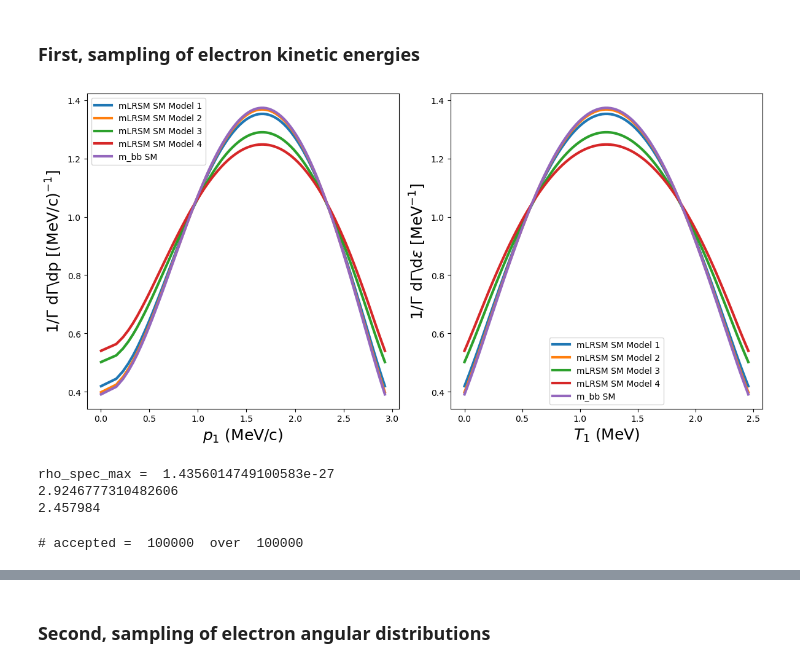
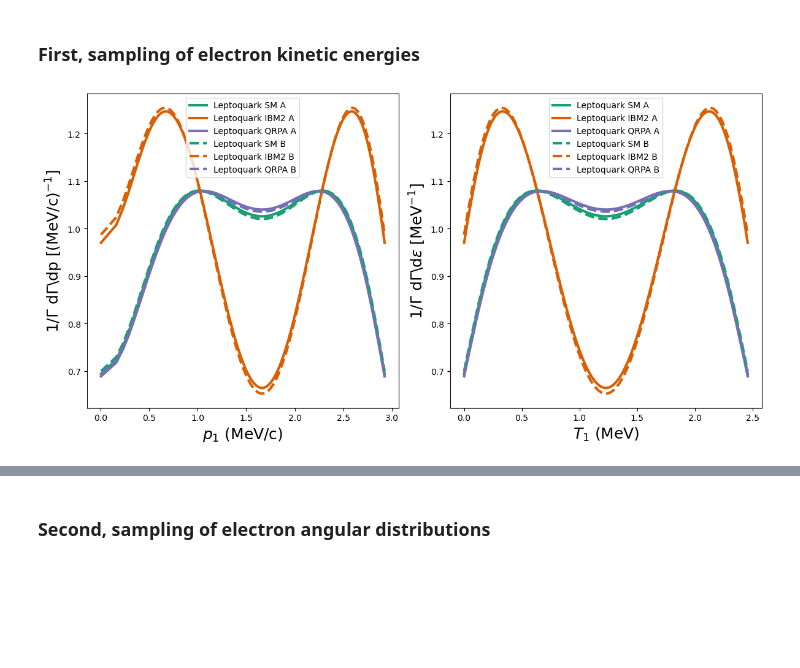
Before and after one commit to kvjmistry/NEXT_nudobe, a Jupyter notebook: workdir/Model_comparisons.ipynb, the cells around one changed output, grey strips where cells are left out. Cells and saved outputs as stored; diff of their text form; code cells hidden in the pictures; blank space fills up the shorter version.

```diff
--- a/workdir/Model_comparisons.ipynb
+++ b/workdir/Model_comparisons.ipynb
@@ -132,6 +134,25 @@ def GetWCsLEFT(m_min, v_R, v_L, m_heavy, theta_L, xi):
             "4R(9)"      : C_4R9,
             "1R(9)"      : C_1R9
       }
+
+def get_WCs_leptoquark(alpha_SL  = 0,
+            alpha_VL  = 0,
+            alpha_SR  = 0,
+            alpha_VR  = 0,
+            epsilon_S = 0,
+            epsilon_V = 0,
+            M_V       = 1*TeV,
+            M_S       = 1*TeV
+           ):
+    WC_LQ = {}
+
+    #see arXiv: hep-ph/9603213 for the definition of eps_I, alpha_I
+    WC_LQ["SL(6)"] =  1/(G_F*np.sqrt(2)) * epsilon_V/(M_V**2)
+    WC_LQ["SR(6)"] =  1/(G_F*np.sqrt(2)) * epsilon_S/(M_S**2)
+    WC_LQ["VL(6)"] = +1/(G_F*np.sqrt(2)) * np.sqrt(2) * (alpha_SL/(M_S**2) + alpha_VL/(M_V**2))
+    WC_LQ["VR(6)"] = -1/(G_F*np.sqrt(2)) * (alpha_SR/(M_S**2) + alpha_VR/(M_V**2))
+
+    return(WC_LQ)
 # %%
 #Parameters
 
@@ -250,40 +270,34 @@ t_vec = ebar_vec*Q
 p_vec = p_fun(t_vec)
 # %%
 fig = plt.figure(figsize=(12, 6))
+
+
+cols = [cmap(i) for i in range(3)]
+cols = cols+cols
+
+# cols =["darkgreen","darkblue","darkred","darkgreen","darkblue","darkred"]
 
 for m in range(len(Models)):
 
     rho_spec_vec = Models[m].spectrum(ebar_vec,isotope="136Xe")
 
-    name = "m_bb SM"
-    if (m<len(Model_Wcs)):
-        name = f"mLRSM SM Model {m+1}"
+    if (m <3):
+        linestyle="-"
+    else:
+        linestyle="--"
 
     plt.subplot(121)
-    plt.plot(p_vec, rho_spec_vec/sum(rho_spec_vec)*nbins, linewidth=3,label = name)
+    plt.plot(p_vec, rho_spec_vec/sum(rho_spec_vec)*nbins, linewidth=3,label = names[m],linestyle=linestyle,color=cols[m])
     plt.xlabel(r'$p_1$ (MeV/c)', fontsize=18)
     plt.ylabel("1/$\Gamma$ d$\Gamma$\dp [(MeV/c)$^{-1}$]", fontsize=18)
     plt.legend()
 
     plt.subplot(122)
-    plt.plot(t_vec, rho_spec_vec/sum(rho_spec_vec)*nbins, linewidth=3,label = name)
+    plt.plot(t_vec, rho_spec_vec/sum(rho_spec_vec)*nbins, linewidth=3,label = names[m],linestyle=linestyle,color=cols[m])
     plt.xlabel(r'$T_1$ (MeV)', fontsize=18)
     plt.ylabel("1/$\Gamma$ d$\Gamma$\d$\epsilon$ [MeV$^{-1}$]", fontsize=18)
     plt.legend()
 
     plt.tight_layout()
 # %% [output]
-[figure, old version]
+[figure, new version]
-# %%
-# Find maximum, for random generation along y axis for accept-reject method
-rho_spec_max = np.max(rho_spec_vec)
-print("rho_spec_max = ", rho_spec_max)
-
-p_max = p_fun(Q)
-print(p_max)
-t_max = Q
-print(t_max)
-# %% [output]
-rho_spec_max =  1.4356014749100583e-27
-2.9246777310482606
-2.457984
@@ -292,26 +303,0 @@ rho_spec_fun = interp1d(t_vec, rho_spec_vec, kind='linear', fill_value=(rho_spec
-# %%
-t1_vec = np.zeros(nevts)
-t2_vec = np.zeros(nevts)
-
-ievt = 0
-
-while ievt < nevts:
-
-    t1 = np.random.uniform(low = 0., high = t_max)
-    p1 = p_fun(t1)
-    t2 = Q - t1
-    p2 = p_fun(t2)
-
-    if (t1 < 0 or t2 < 0 or t1 > t_max or t2 > t_max):
-        print(t1,t2)
-
-    f = np.random.uniform(low=0., high=rho_spec_max)
-
-    if (f < rho_spec_fun(t1)):
-        t1_vec[ievt] = t1 # MeV units
-        t2_vec[ievt] = t2 # MeC units
-        ievt += 1
-
-print("# accepted = ", ievt, " over ", nevts)
-# %% [output]
-# accepted =  100000  over  100000
```
Also changed, not shown: parts of 26 cells of this notebook, 1 other file.
